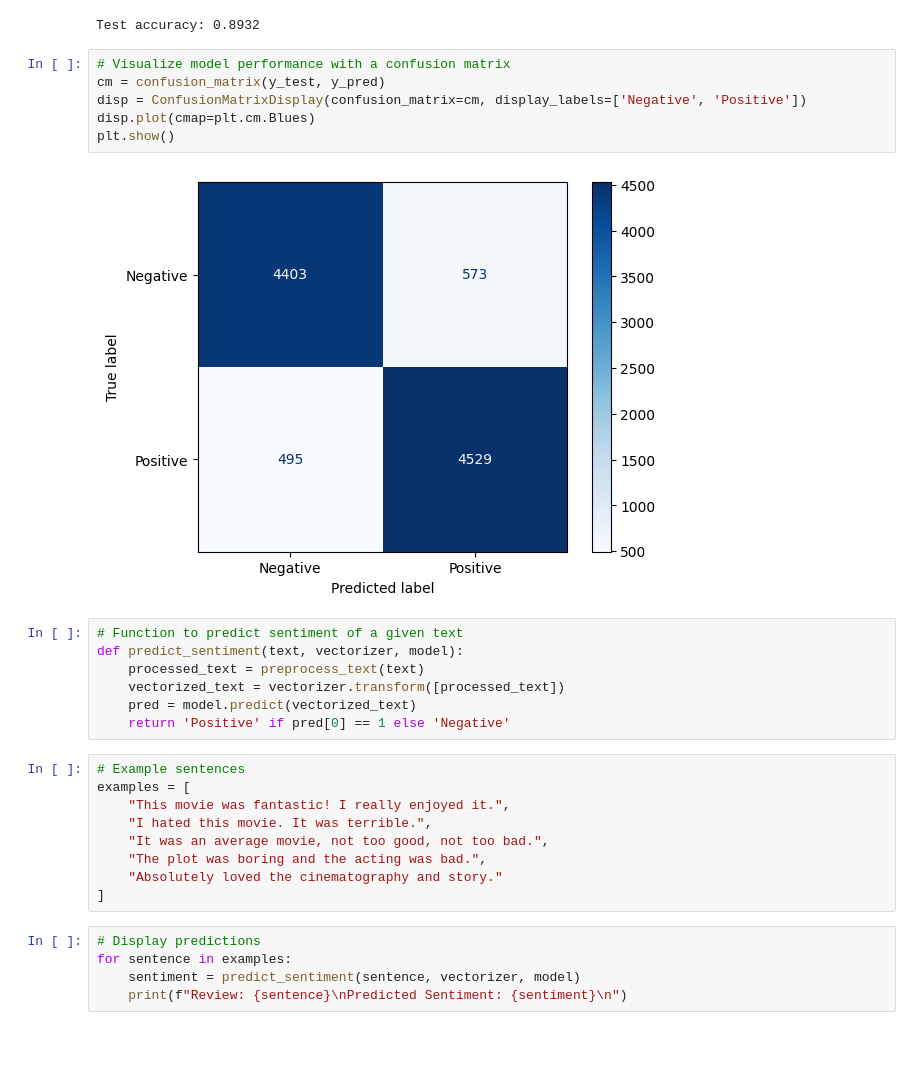
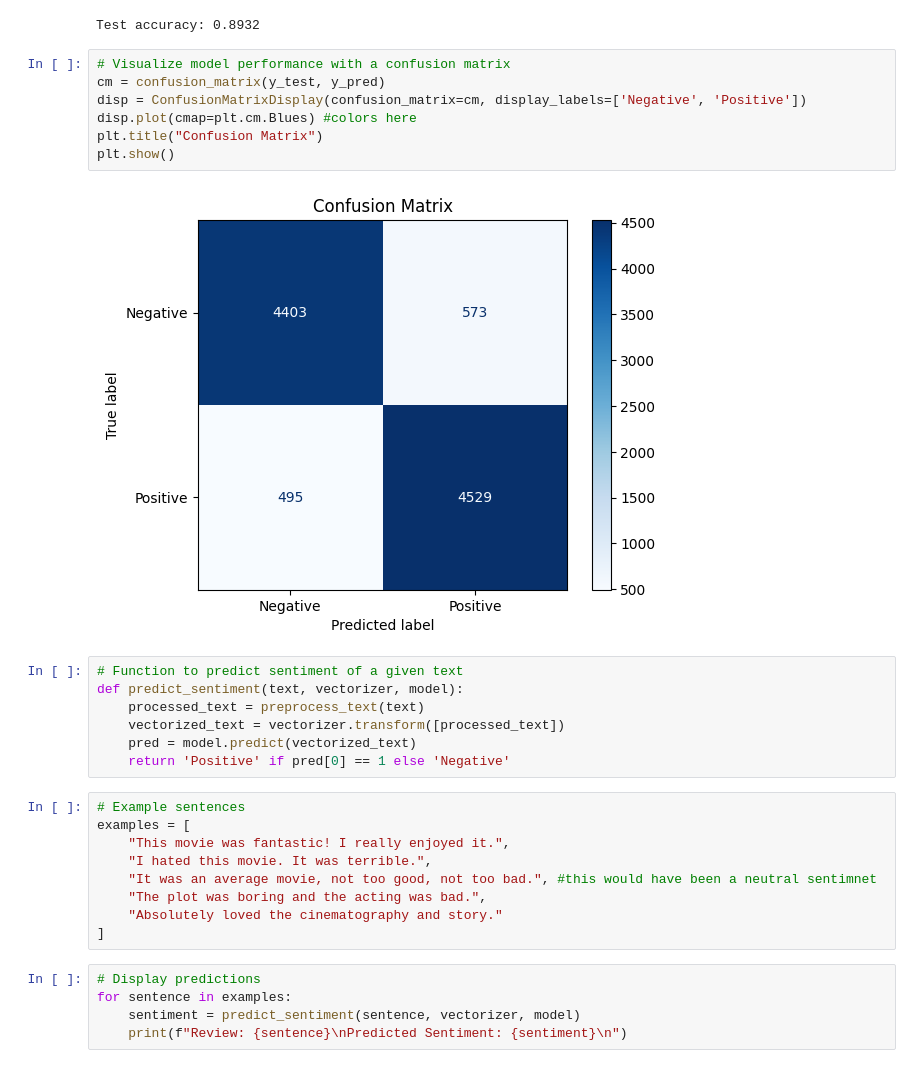
Before and after one commit to DomenickD/DataScience-IEX-USF, a Jupyter notebook: NLP/IMDBv2.ipynb, the cells around one changed output. Drawn from its saved outputs; the diff is of its cells as text; blank space fills up the shorter version.

```diff
--- a/NLP/IMDBv2.ipynb
+++ b/NLP/IMDBv2.ipynb
@@ -121,11 +121,12 @@ Test accuracy: 0.8932
 # %%
 # Visualize model performance with a confusion matrix
 cm = confusion_matrix(y_test, y_pred)
 disp = ConfusionMatrixDisplay(confusion_matrix=cm, display_labels=['Negative', 'Positive'])
-disp.plot(cmap=plt.cm.Blues)
+disp.plot(cmap=plt.cm.Blues) #colors here
+plt.title("Confusion Matrix")
 plt.show()
 # %% [output]
-[figure, old version]
+[figure, new version]
 # %%
 # Function to predict sentiment of a given text
 def predict_sentiment(text, vectorizer, model):
@@ -138,7 +139,7 @@ def predict_sentiment(text, vectorizer, model):
 examples = [
     "This movie was fantastic! I really enjoyed it.",
     "I hated this movie. It was terrible.",
-    "It was an average movie, not too good, not too bad.",
+    "It was an average movie, not too good, not too bad.", #this would have been a neutral sentimnet
     "The plot was boring and the acting was bad.",
     "Absolutely loved the cinematography and story."
 ]
```
Also changed, not shown: parts of 3 cells of this notebook, 5 other files.
